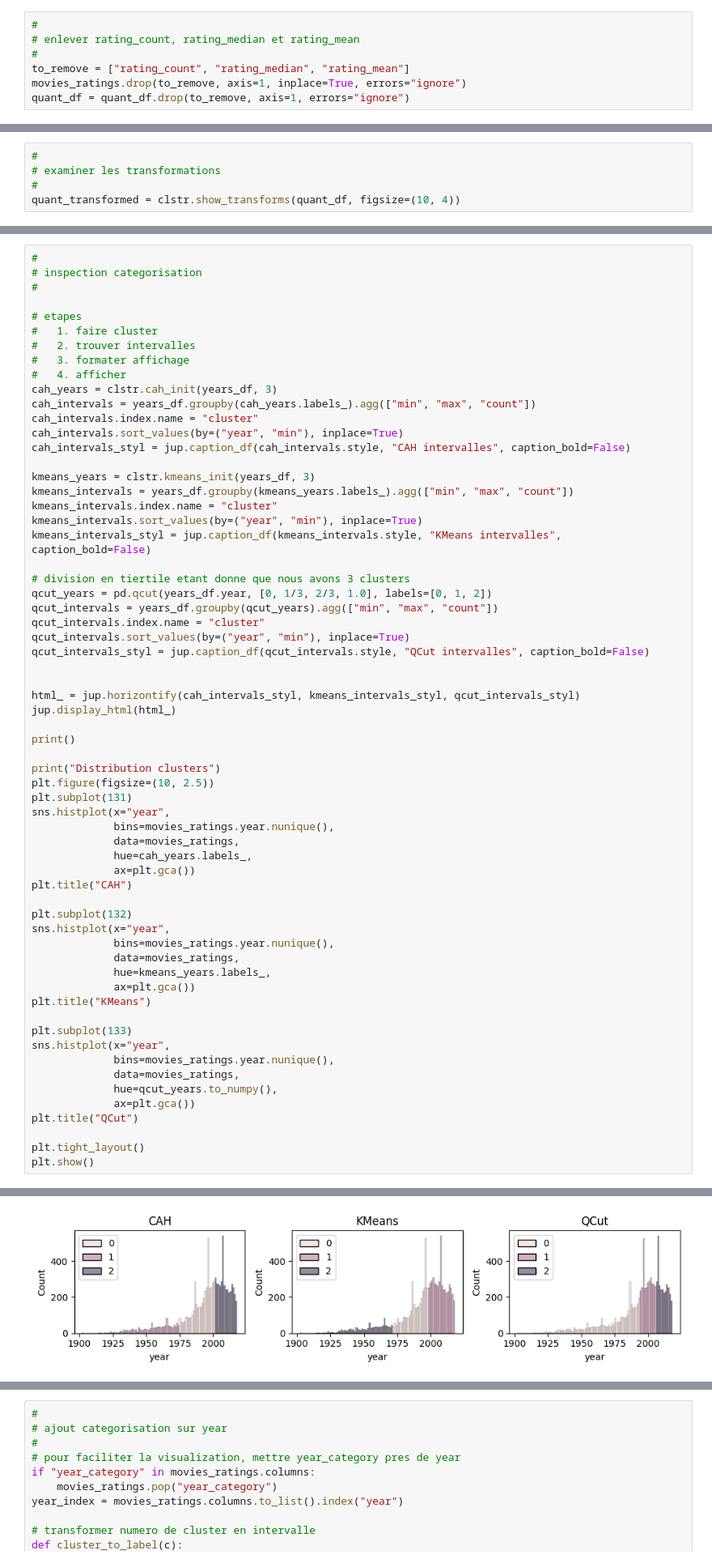
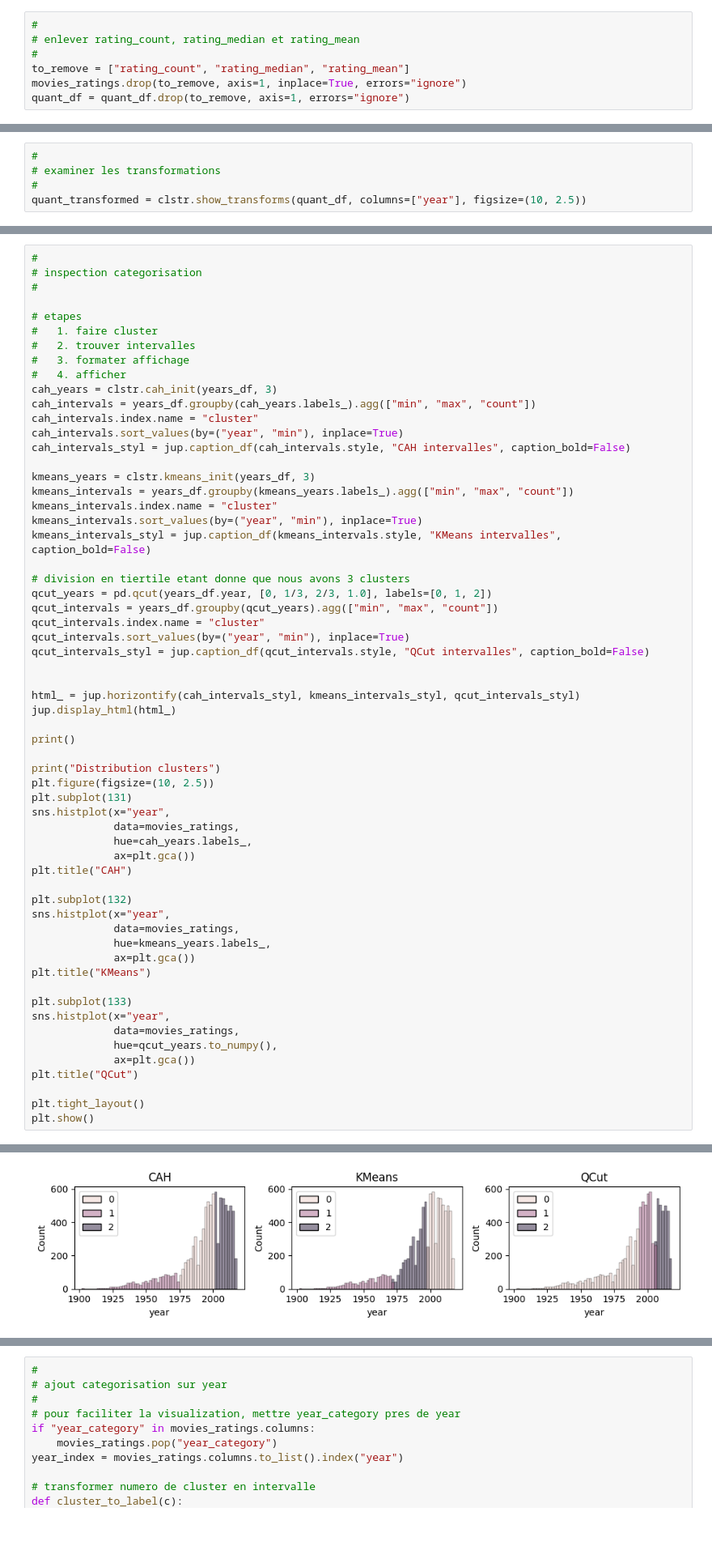
Before and after one commit to jfgagnon00/MovieLens, a Jupyter notebook: A56.ipynb, the cells around one changed output, grey strips where cells are left out. Shown: that part at 81% size. Drawn from its saved outputs; the diff is of its cells as text; blank space fills up the shorter version.

```diff
--- a/A56.ipynb
+++ b/A56.ipynb
@@ -1016,5 +957,5 @@ La distribution de **year** pourrait suggérer des valeurs aberrantes. Par contr
 #
 # examiner les transformations
 #
-quant_transformed = clstr.show_transforms(quant_df, figsize=(10, 4))
+quant_transformed = clstr.show_transforms(quant_df, columns=["year"], figsize=(10, 2.5))
 # %% [output]
@@ -1090,7 +1051,6 @@ print("Distribution clusters")
 plt.figure(figsize=(10, 2.5))
 plt.subplot(131)
 sns.histplot(x="year",
-             bins=movies_ratings.year.nunique(),
              data=movies_ratings,
              hue=cah_years.labels_,
              ax=plt.gca())
@@ -1098,7 +1058,6 @@ plt.title("CAH")
 
 plt.subplot(132)
 sns.histplot(x="year",
-             bins=movies_ratings.year.nunique(),
              data=movies_ratings,
              hue=kmeans_years.labels_,
              ax=plt.gca())
@@ -1106,7 +1065,6 @@ plt.title("KMeans")
 
 plt.subplot(133)
 sns.histplot(x="year",
-             bins=movies_ratings.year.nunique(),
              data=movies_ratings,
              hue=qcut_years.to_numpy(),
              ax=plt.gca())
@@ -1132,12 +1090,12 @@ KMeans intervalles
 QCut intervalles
 |  | year |  |  |
 |  | min | max | count |
 | cluster |  |  |  |
 | 0 | 1902 | 1993 | 3308 |
 | 1 | 1994 | 2005 | 3204 |
 | 2 | 2006 | 2018 | 2948 |
 Distribution clusters
-[figure, old version]
+[figure, new version]
 # %% [markdown]
 CAH et KMeans suggèrent 3 clusters. L'inspection visuelle de ceux-ci nous apparait correcte quant au choix d'intervalles mais les comptes montrent un débalancement. Les intervalles de QCut ne semblent pas bien représenter la distribution de **year** bien qu'étant balancé.
 
```
Also changed, not shown: parts of 28 cells of this notebook, 1 other file.
